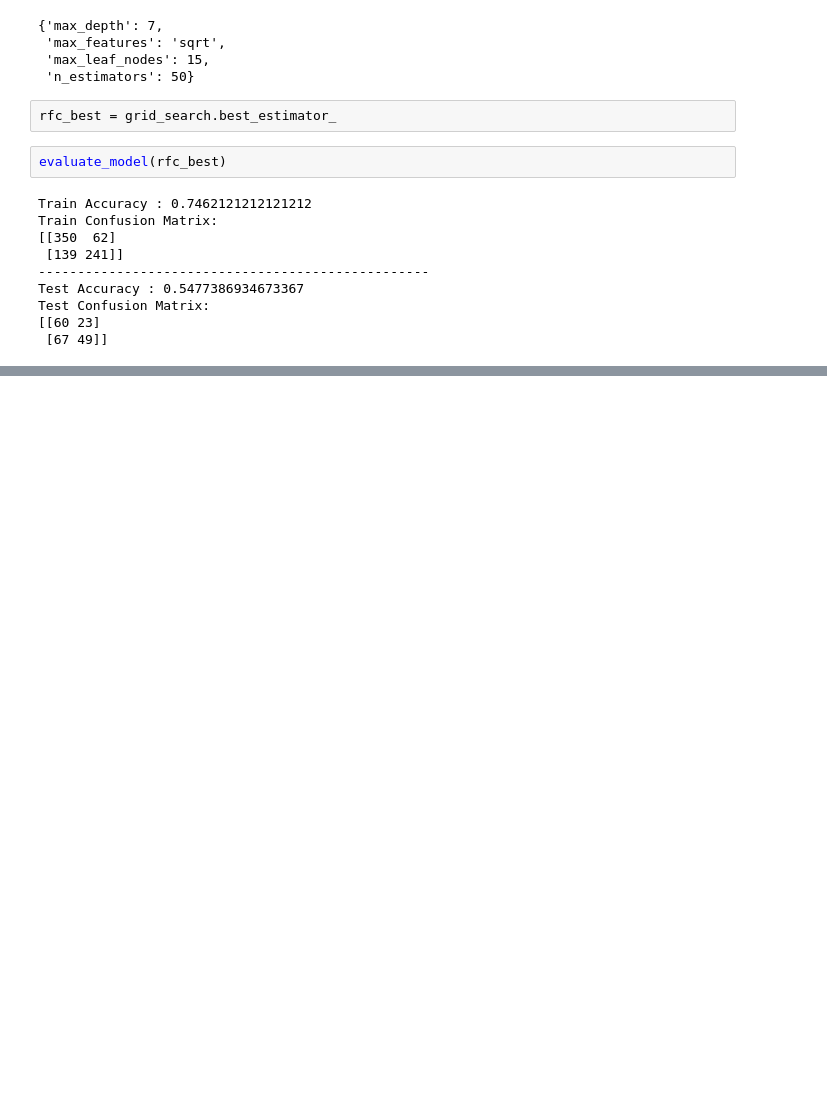
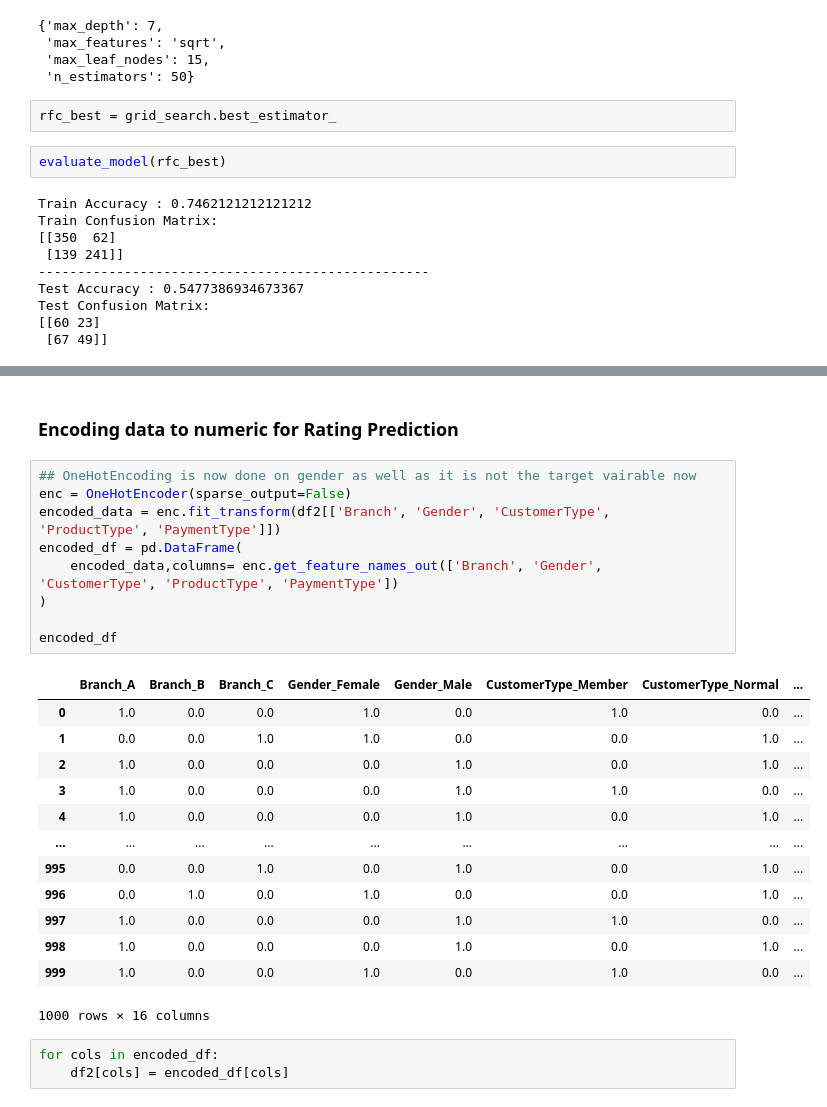
Before and after one commit to AnkanKar-Zargon/DMML, a Jupyter notebook: Assignment 1/Supermarket.ipynb, the cells around one changed output, grey strips where cells are left out. Saved outputs shown, nothing was run; the diff lists cells and outputs as text; blank space fills up the shorter version.

```diff
--- a/Assignment 1/Supermarket.ipynb
+++ b/Assignment 1/Supermarket.ipynb
@@ -559,0 +644,28 @@ Test Confusion Matrix:
+# %% [markdown]
+### Encoding data to numeric for Rating Prediction
+# %%
+## OneHotEncoding is now done on gender as well as it is not the target vairable now
+enc = OneHotEncoder(sparse_output=False)
+encoded_data = enc.fit_transform(df2[['Branch', 'Gender', 'CustomerType', 'ProductType', 'PaymentType']])
+encoded_df = pd.DataFrame(
+    encoded_data,columns= enc.get_feature_names_out(['Branch', 'Gender', 'CustomerType', 'ProductType', 'PaymentType'])
+)
+
+encoded_df
+# %% [output]
+|  | Branch_A | Branch_B | Branch_C | Gender_Female | Gender_Male | CustomerType_Member | CustomerType_Normal | ... |
+| 0 | 1.0 | 0.0 | 0.0 | 1.0 | 0.0 | 1.0 | 0.0 | ... |
+| 1 | 0.0 | 0.0 | 1.0 | 1.0 | 0.0 | 0.0 | 1.0 | ... |
+| 2 | 1.0 | 0.0 | 0.0 | 0.0 | 1.0 | 0.0 | 1.0 | ... |
+| 3 | 1.0 | 0.0 | 0.0 | 0.0 | 1.0 | 1.0 | 0.0 | ... |
+| 4 | 1.0 | 0.0 | 0.0 | 0.0 | 1.0 | 0.0 | 1.0 | ... |
+| ... | ... | ... | ... | ... | ... | ... | ... | ... |
+| 995 | 0.0 | 0.0 | 1.0 | 0.0 | 1.0 | 0.0 | 1.0 | ... |
+| 996 | 0.0 | 1.0 | 0.0 | 1.0 | 0.0 | 0.0 | 1.0 | ... |
+| 997 | 1.0 | 0.0 | 0.0 | 0.0 | 1.0 | 1.0 | 0.0 | ... |
+| 998 | 1.0 | 0.0 | 0.0 | 0.0 | 1.0 | 0.0 | 1.0 | ... |
+| 999 | 1.0 | 0.0 | 0.0 | 1.0 | 0.0 | 1.0 | 0.0 | ... |
+1000 rows × 16 columns
+# %%
+for cols in encoded_df:
+    df2[cols] = encoded_df[cols]
```
Also changed, not shown: parts of 69 cells of this notebook, 1 other file.
